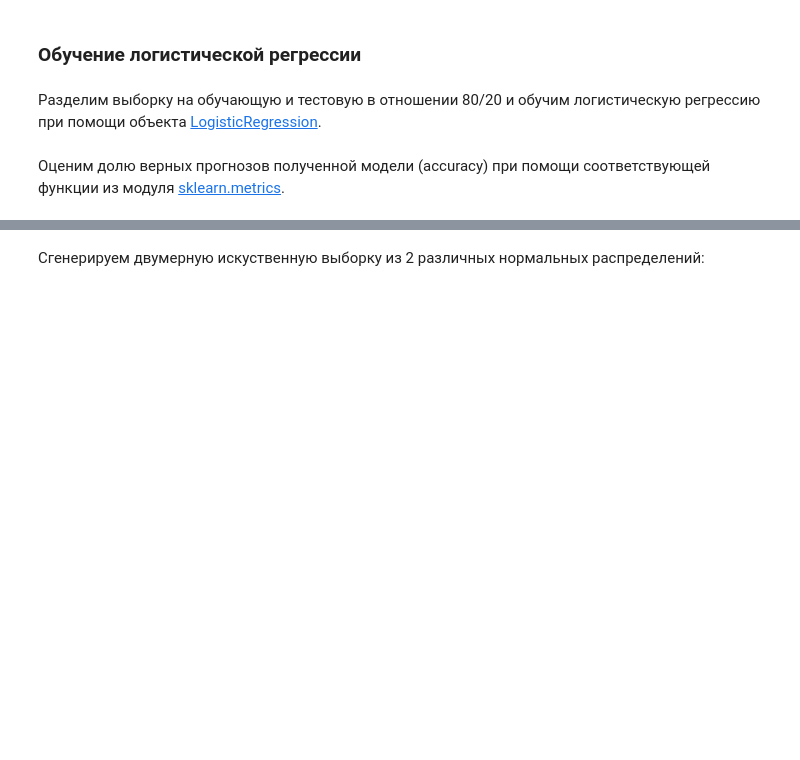
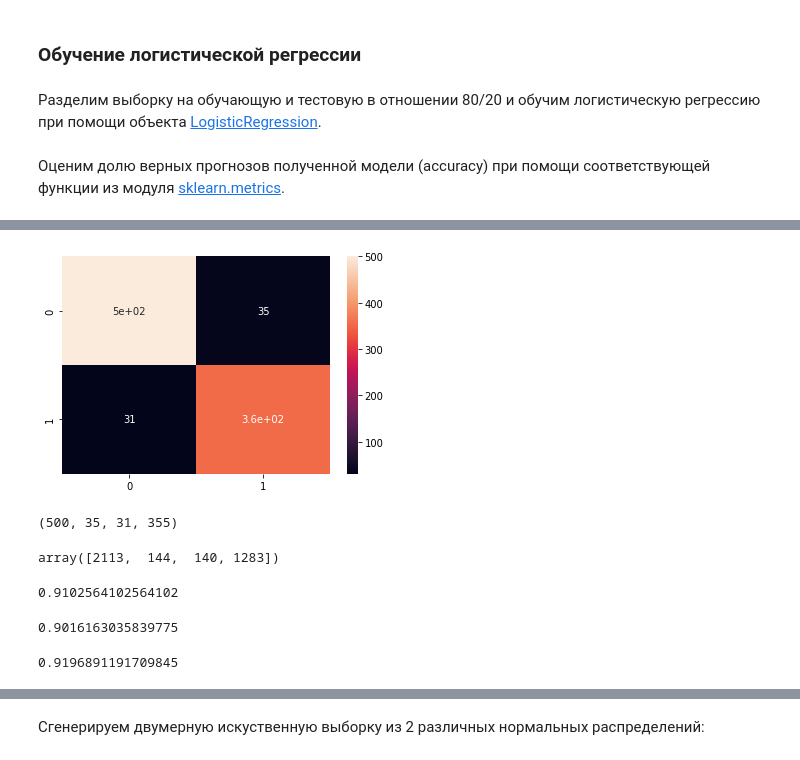
Before and after one commit to AnastasiyaMax/ML_DPO_2022_spring, a Jupyter notebook: week5_lin-class/sem05_linclass.ipynb, the cells around one changed output, grey strips where cells are left out. Saved outputs shown, nothing was run; the diff lists cells and outputs as text; code cells hidden in the pictures; blank space fills up the shorter version.

```diff
--- a/week5_lin-class/sem05_linclass.ipynb
+++ b/week5_lin-class/sem05_linclass.ipynb
@@ -99,15 +97,14 @@ Name: class, dtype: float64
 from sklearn.linear_model import LogisticRegression
 
 # splitting data
-train_part = 0.8
-n_train = int(train_part * X.shape[0])
-X_tr = X[:n_train]
-X_test = X[n_train:]
-y_tr = y[:n_train]
-y_test = y[n_train:]
+X_tr, X_test, y_tr, y_test = train_test_split(
+    X, y, test_size=0.2, random_state=42)
 
 # training
 lr = LogisticRegression()
 lr = lr.fit(X_tr, y_tr)
 # %% [markdown]
 Оценим долю верных прогнозов полученной модели (accuracy) при помощи соответствующей функции из модуля [sklearn.metrics](http://scikit-learn.org/stable/modules/classes.html#module-sklearn.metrics).
+# %%
+preds = lr.predict(X_test)
+preds_train = lr.predict(X_tr)
@@ -113,0 +139,25 @@ lr = lr.fit(X_tr, y_tr)
+# %%
+sns.heatmap(confusion_matrix(preds, y_test), annot=True);
+# %% [output]
+[figure, added]
+# %%
+tn, fp, fn, tp = confusion_matrix(preds, y_test).ravel()
+tn, fp, fn, tp
+# %% [output]
+(500, 35, 31, 355)
+# %%
+confusion_matrix(y_tr, preds_train).ravel()
+# %% [output]
+array([2113,  144,  140, 1283])
+# %%
+metrics.precision_score(preds, y_test)
+# %% [output]
+0.9102564102564102
+# %%
+metrics.precision_score(preds_train, y_tr)
+# %% [output]
+0.9016163035839775
+# %%
+metrics.recall_score(preds, y_test)
+# %% [output]
+0.9196891191709845
```
Also changed, not shown: parts of 34 cells of this notebook, 1 other file.
